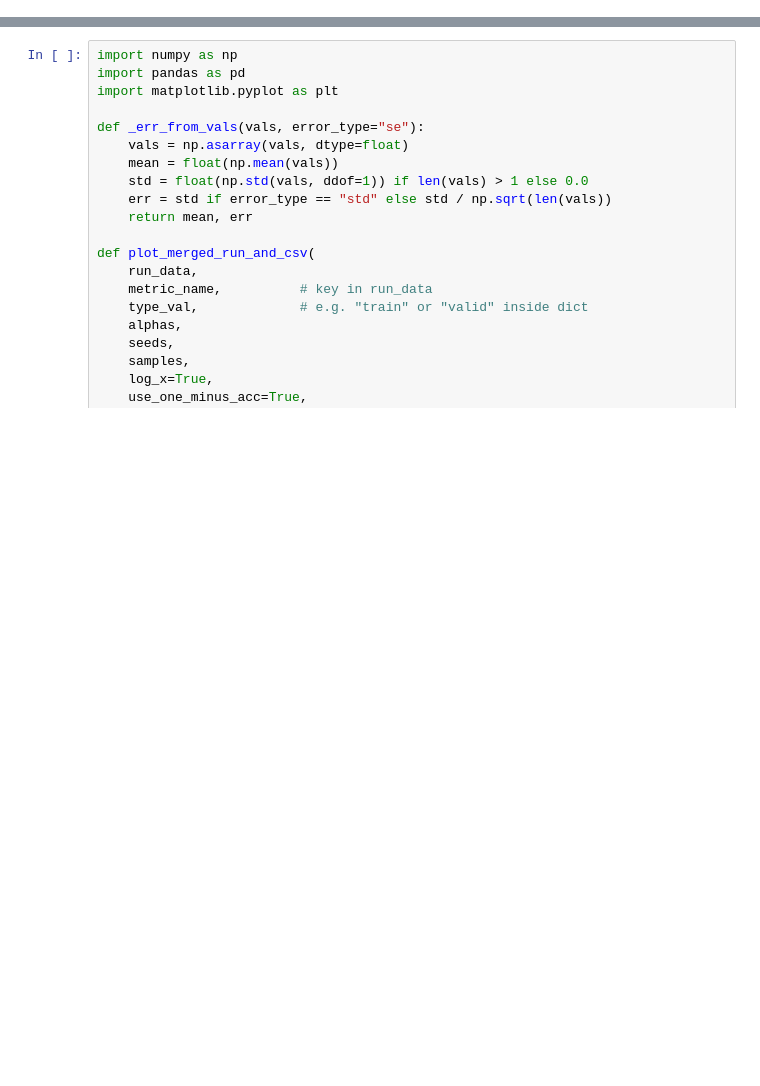
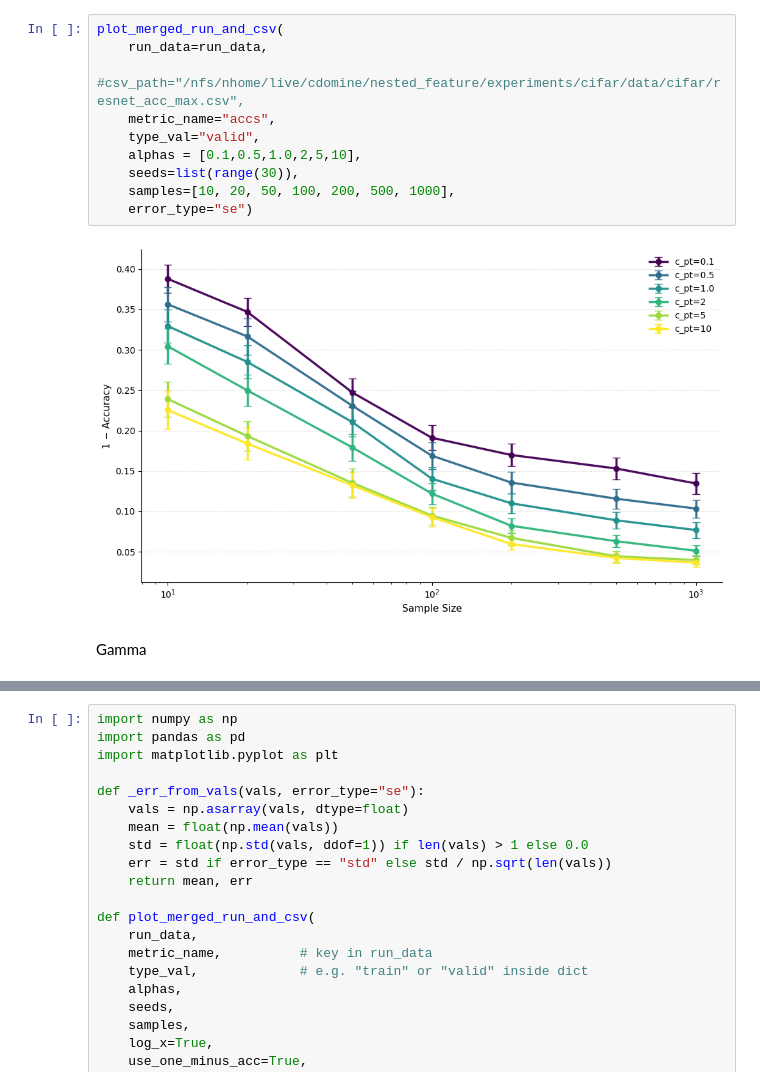
Before and after one commit to sflippl/multi-task, a Jupyter notebook: plot_submission.ipynb, the cells around one changed output, grey strips where cells are left out. Drawn from its saved outputs; the diff is of its cells as text; blank space fills up the shorter version.

Commit message:
plots

```diff
--- a/plot_submission.ipynb
+++ b/plot_submission.ipynb
@@ -2,0 +170,14 @@ CPT
+# %%
+plot_merged_run_and_csv(
+    run_data=run_data,
+    #csv_path="/nfs/nhome/live/cdomine/nested_feature/experiments/cifar/data/cifar/resnet_acc_max.csv",
+    metric_name="accs",
+    type_val="valid",
+    alphas = [0.1,0.5,1.0,2,5,10],
+    seeds=list(range(30)),
+    samples=[10, 20, 50, 100, 200, 500, 1000],
+    error_type="se")
+# %% [output]
+[figure, added]
+# %% [markdown]
+Gamma
```
Also changed, not shown: parts of 10 cells of this notebook.
